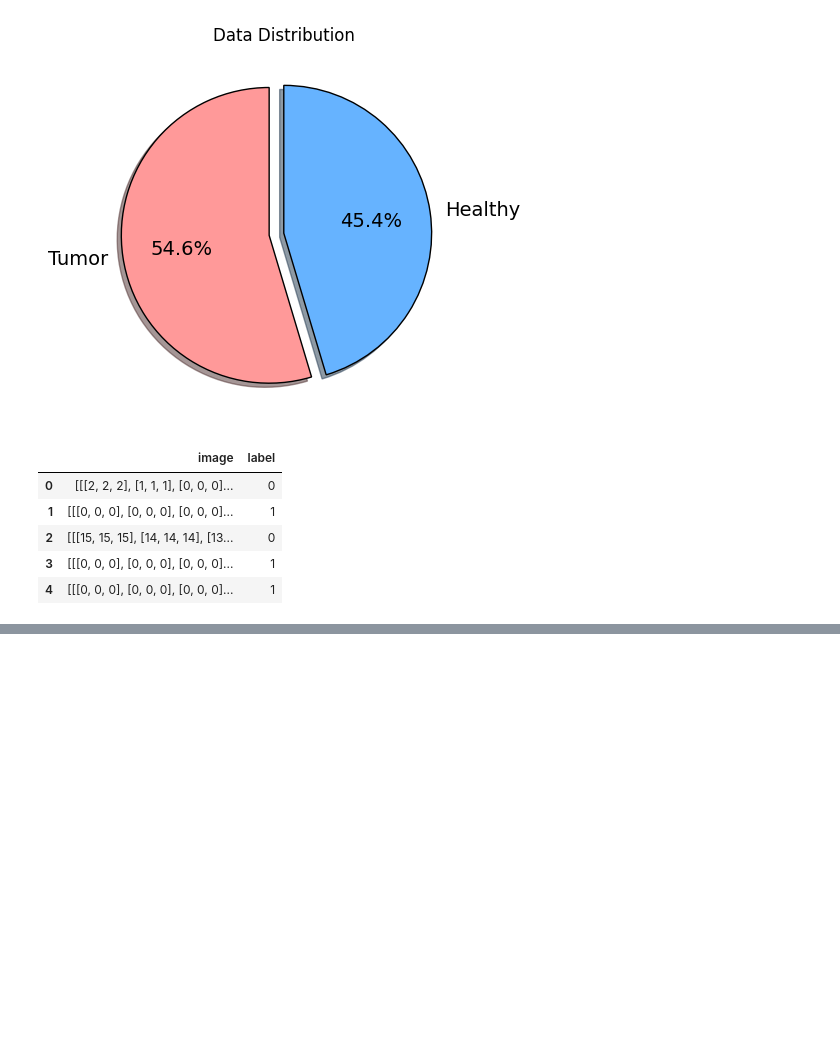
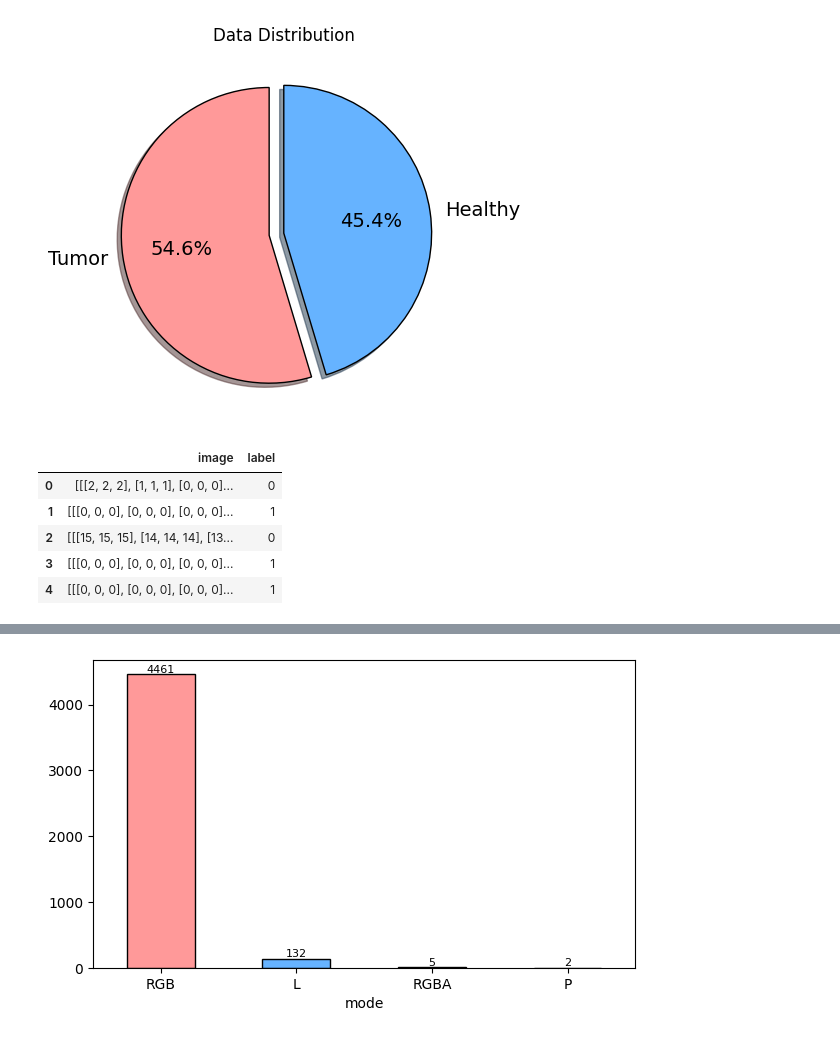
Before and after one commit to NoaAmichai/Brain_Tumor_Classification, a Jupyter notebook: Brain_Tumor_Classifiction.ipynb, the cells around one changed output, grey strips where cells are left out. Drawn from its saved outputs; the diff is of its cells as text; code cells hidden in the pictures; blank space fills up the shorter version.

```diff
--- a/Brain_Tumor_Classifiction.ipynb
+++ b/Brain_Tumor_Classifiction.ipynb
@@ -93,0 +81,6 @@ X_train, X_val, y_train, y_val = train_test_split(X_train, y_train, test_size=0.
+# %%
+# We also have a meta data file that contains more information about the images
+
+# Load the meta data
+meta_data = pd.read_csv('metadata.csv', index_col=0)
+meta_data.head()
@@ -93,0 +94,8 @@ X_train, X_val, y_train, y_val = train_test_split(X_train, y_train, test_size=0.
+# %%
+meta_data['mode'].value_counts().plot(kind='bar', color=['#ff9999','#66b3ff', '#ff55','#66b344'], rot=0, figsize=(7, 4), edgecolor='black')
+for i, v in enumerate(meta_data['mode'].value_counts()):
+    plt.text(i, v, str(v), ha='center', va='bottom', fontsize=8)
+
+plt.show()
+# %% [output]
+[figure, added]
```
Also changed, not shown: parts of 10 cells of this notebook.
